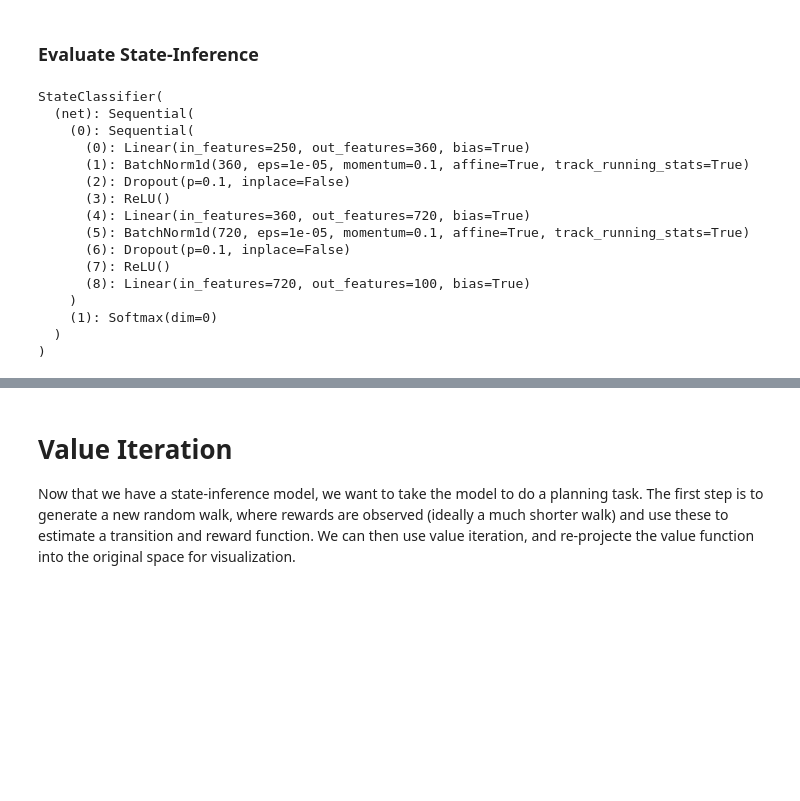
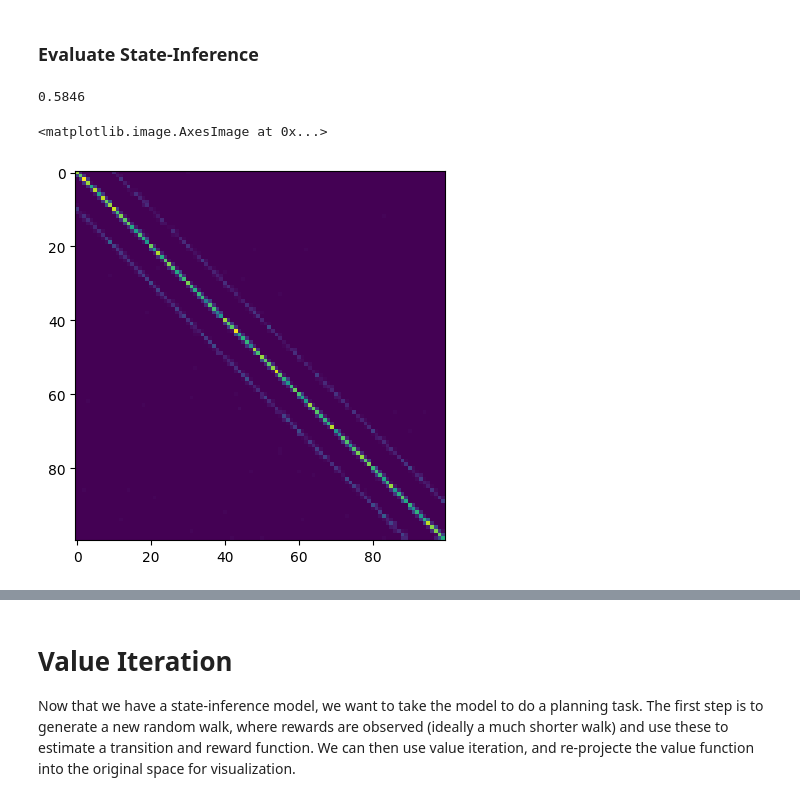
Before and after one commit to nicktfranklin/thread_the_needle, a Jupyter notebook: State_Inference_Network.ipynb, the cells around one changed output, grey strips where cells are left out. Cells and saved outputs as stored; diff of their text form; code cells hidden in the pictures; blank space fills up the shorter version.

```diff
--- a/State_Inference_Network.ipynb
+++ b/State_Inference_Network.ipynb
@@ -296,19 +292,43 @@ clf = StateClassifier(z_dim, [d // 10, d // 5], 100, 0.1)
-# %%
-clf
-# %% [output]
-StateClassifier(
-  (net): Sequential(
-    (0): Sequential(
-      (0): Linear(in_features=250, out_features=360, bias=True)
-      (1): BatchNorm1d(360, eps=1e-05, momentum=0.1, affine=True, track_running_stats=True)
-      (2): Dropout(p=0.1, inplace=False)
-      (3): ReLU()
-      (4): Linear(in_features=360, out_features=720, bias=True)
-      (5): BatchNorm1d(720, eps=1e-05, momentum=0.1, affine=True, track_running_stats=True)
-      (6): Dropout(p=0.1, inplace=False)
-      (7): ReLU()
-      (8): Linear(in_features=720, out_features=100, bias=True)
-    )
-    (1): Softmax(dim=0)
-  )
-)
+# %%
+from sklearn.ensemble import GradientBoostingClassifier
+from models.state_inference import encode_states
+
+n = 10000
+
+# generate a new set of observations for training
+y_train = grid_transitions.sample_states(n, 'random')
+X_train_obs = np.array([
+    observation_model.embed_state_corrupted(s).reshape(-1)
+    for s in y_train
+])
+
+y_test = grid_transitions.sample_states(n, 'random')
+X_test_obs = np.array([
+    observation_model.embed_state_corrupted(s).reshape(-1)
+    for s in y_test
+])
+
+# encodes the states
+logits_train, _ = encode_states(vae_model, X_train_obs)
+logits_test, _ = encode_states(vae_model, X_test_obs)
+
+X_train = logits_train.view(n, -1).detach().cpu().numpy()
+X_test = logits_test.view(n, -1).detach().cpu().numpy()
+
+
+# Use a simple SVM to classify the states
+
+from sklearn import svm
+clf = svm.SVC(kernel='linear', max_iter=10000).fit(X_train, y_train)
+clf.score(X_test, y_test)
+# %% [output]
+0.5846
+# %%
+y_hat = clf.predict(X_test)
+# %%
+from sklearn.metrics import confusion_matrix
+conf_mat = confusion_matrix(y_test, y_hat)
+plt.imshow(conf_mat)
+# %% [output]
+<matplotlib.image.AxesImage at 0x...>
+[figure, added]
```
Also changed, not shown: parts of 13 cells of this notebook.
